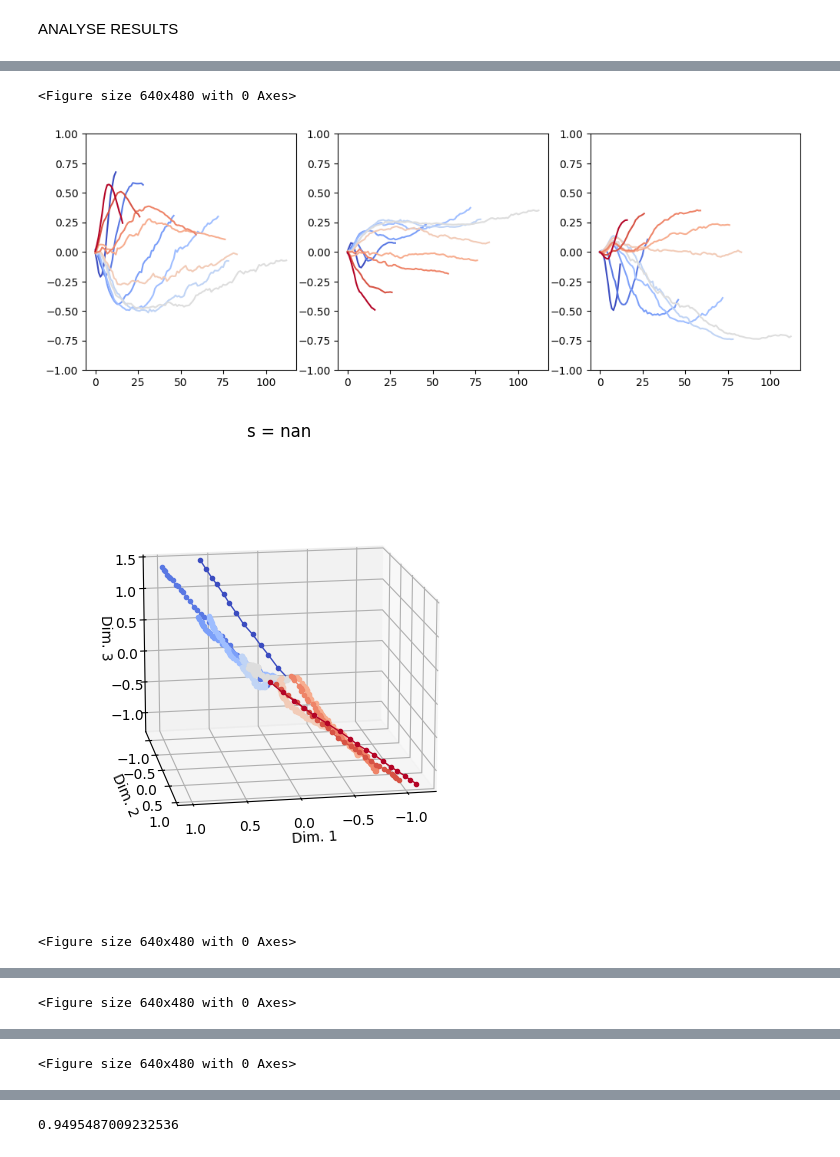
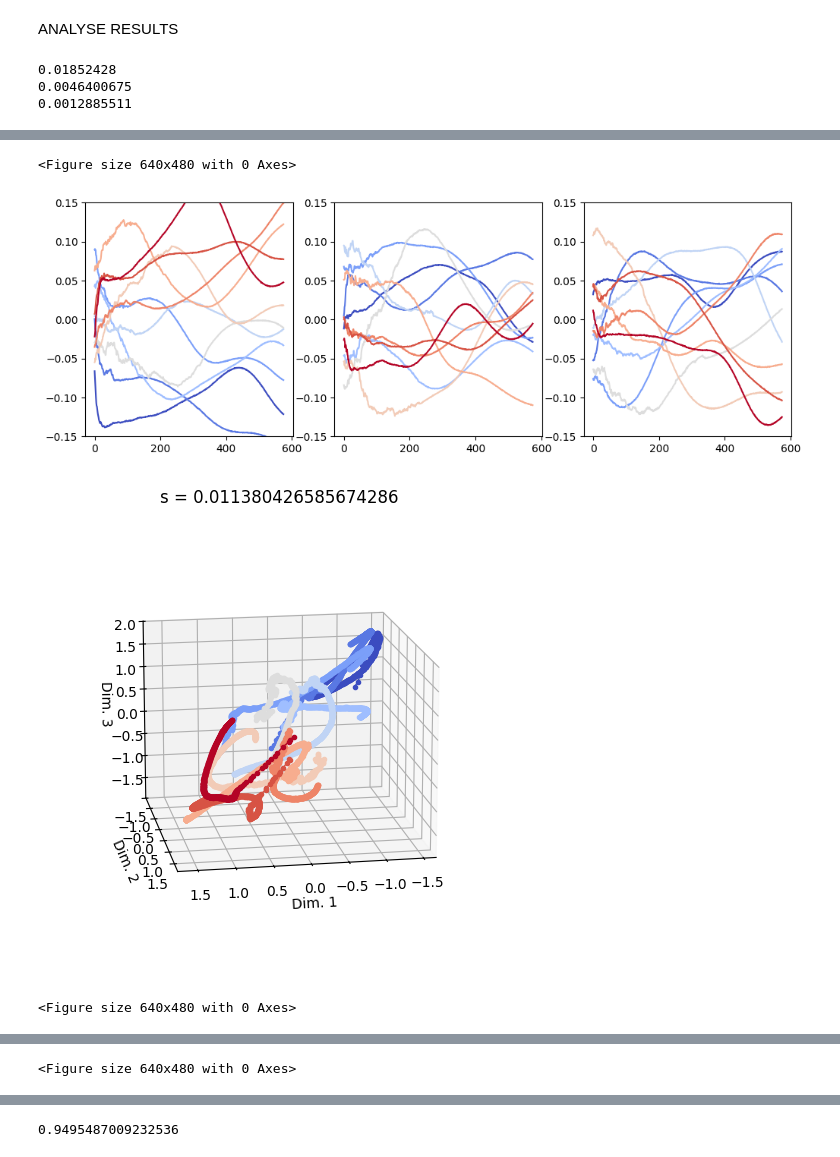
Before and after one commit to ArielleRosinski/SCA_project, a Jupyter notebook: DDM.ipynb, the cells around one changed output, grey strips where cells are left out. Drawn from its saved outputs; the diff is of its cells as text; code cells hidden in the pictures.

```diff
--- a/DDM.ipynb
+++ b/DDM.ipynb
@@ -141,7 +142,7 @@ paths.shape
 # %% [output]
 (30, 11, 397)
 # %%
-def project(paths, key, proj_dims = 10):
+def project(paths, key, proj_dims = 50):
     proj_matrix = random.normal(key, (proj_dims, 1))
     proj_matrix , _ = jnp.linalg.qr(proj_matrix)                                        #(N',N)
     return jnp.einsum('dn,lknt->lkdt', proj_matrix, paths[:,:,jnp.newaxis,:])           #(K, N=1, T) #trial,
@@ -403,15 +411,25 @@ def analyse_projs(Y, RTs, ymin = -1, ymax=1):
 # %% [markdown]
 ANALYSE RESULTS
 # %%
-Y_kSCA = jnp.load('/Users/ariellerosinski/My Drive/Cambridge/Project/outputs/DDM/DDM/kSCA/Y_kSCA_3d_sigma1.0_proj_dims50_l20.01.npy')
-Y_SCA = jnp.load('/Users/ariellerosinski/My Drive/Cambridge/Project/outputs/DDM/DDM/SCA/Y_SCA_3d_sigma1.0_proj_dims50_l20.01.npy')
-Y_PCA = jnp.load('/Users/ariellerosinski/My Drive/Cambridge/Project/outputs/DDM/DDM/PCA/Y_PCA_3d_sigma1.0_proj_dims50_l20.01.npy')
+sigma = 4.0
+
+Y_kSCA = jnp.load(f'/Users/ariellerosinski/My Drive/Cambridge/Project/outputs/DDM/single_trials/kSCA/Y_kSCA_3d_sigma{sigma}_proj_dims50_l20.1.npy')
+Y_SCA = jnp.load(f'/Users/ariellerosinski/My Drive/Cambridge/Project/outputs/DDM/single_trials/SCA/Y_SCA_3d_sigma{sigma}_proj_dims50_l20.1.npy')
+Y_PCA = jnp.load(f'/Users/ariellerosinski/My Drive/Cambridge/Project/outputs/DDM/single_trials/PCA/Y_PCA_3d_sigma{sigma}_proj_dims50_l20.1.npy')
+
+print(compute_S_all_pairs(Y_kSCA))
+print(compute_S_all_pairs(Y_SCA))
+print(compute_S_all_pairs(Y_PCA))
+
+Y_kSCA = jnp.load(f'/Users/ariellerosinski/My Drive/Cambridge/Project/outputs/DDM/single_trials/kSCA/Y_mean_test_kSCA_3d_sigma{sigma}_proj_dims50_l20.1.npy')
+Y_SCA = jnp.load(f'/Users/ariellerosinski/My Drive/Cambridge/Project/outputs/DDM/single_trials/SCA/Y_mean_test_SCA_3d_sigma{sigma}_proj_dims50_l20.1.npy')
+Y_PCA = jnp.load(f'/Users/ariellerosinski/My Drive/Cambridge/Project/outputs/DDM/single_trials/PCA/Y_mean_test_PCA_3d_sigma{sigma}_proj_dims50_l20.1.npy')
 K = Y_kSCA.shape[0]
-def analyse_projs(Y, RTs, ymin = -1, ymax=1):
+def analyse_projs(Y, RTs, ymin = -0.25, ymax=0.25):
     K, _, _ = Y.shape
-    thresholds = jnp.floor(jnp.mean(RTs, axis=0)).astype(int)
-    for i, idx in enumerate(thresholds):
-        Y = Y.at[i, :, idx:].set(jnp.nan)
+    # thresholds = jnp.floor(jnp.mean(RTs, axis=0)).astype(int)
+    # for i, idx in enumerate(thresholds):
+    #     Y = Y.at[i, :, idx:].set(jnp.nan)
 
 
     plot_3D_K_coded(Y, rotate=True, azimuth=80, elevation=15)
@@ -427,20 +445,25 @@ def analyse_projs(Y, RTs, ymin = -1, ymax=1):
 
     for ax in axs:
         ax.set_ylim(ymin, ymax)
-analyse_projs(Y_kSCA, RTs)
-analyse_projs(Y_SCA, RTs, ymin = -5, ymax=5)
-analyse_projs(Y_PCA, RTs, ymin = -5, ymax=5)
+
+RTs=None
+analyse_projs(Y_kSCA, RTs,  ymin = -0.15, ymax=0.15)
+analyse_projs(Y_SCA, RTs, ymin = -2, ymax=2)
+analyse_projs(Y_PCA, RTs, ymin = -2, ymax=2)
 
 
-plt.figure()
-fig, ax = plt.subplots(figsize=(4,4))
-cmap = plt.get_cmap('coolwarm', K)
-paths_avg = jnp.mean(paths, axis=0)
-thresholds = jnp.floor(jnp.mean(RTs, axis=0)).astype(int)
-for i, idx in enumerate(thresholds):
-    paths_avg = paths_avg.at[i, idx:].set(jnp.nan)
+# plt.figure()
+# fig, ax = plt.subplots(figsize=(4,4))
+# cmap = plt.get_cmap('coolwarm', K)
+# paths_avg = jnp.mean(paths, axis=0)
+# thresholds = jnp.floor(jnp.mean(RTs, axis=0)).astype(int)
+# for i, idx in enumerate(thresholds):
+#     paths_avg = paths_avg.at[i, idx:].set(jnp.nan)
 
-for k in range(paths_avg.shape[0]):
-    color = cmap(k / (K - 1))
-    ax.plot(paths_avg[k,:], color=color)
+# for k in range(paths_avg.shape[0]):
+#     color = cmap(k / (K - 1))
+#     ax.plot(paths_avg[k,:], color=color)
 # %% [output]
+0.01852428
+0.0046400675
+0.0012885511
@@ -448,4 +471,4 @@ for k in range(paths_avg.shape[0]):
-<Figure size 640x480 with 0 Axes>
+<Figure size 640x480 with 0 Axes>
-[figure, old version]
+[figure, new version]
-[figure, old version]
+[figure, new version]
-<Figure size 640x480 with 0 Axes>
+<Figure size 640x480 with 0 Axes>
@@ -454 +477 @@ for k in range(paths_avg.shape[0]):
-<Figure size 640x480 with 0 Axes>
+<Figure size 640x480 with 0 Axes>
@@ -456 +478,0 @@ for k in range(paths_avg.shape[0]):
-<Figure size 640x480 with 0 Axes>
```
Also changed, not shown: parts of 5 cells of this notebook, 8 other files.
